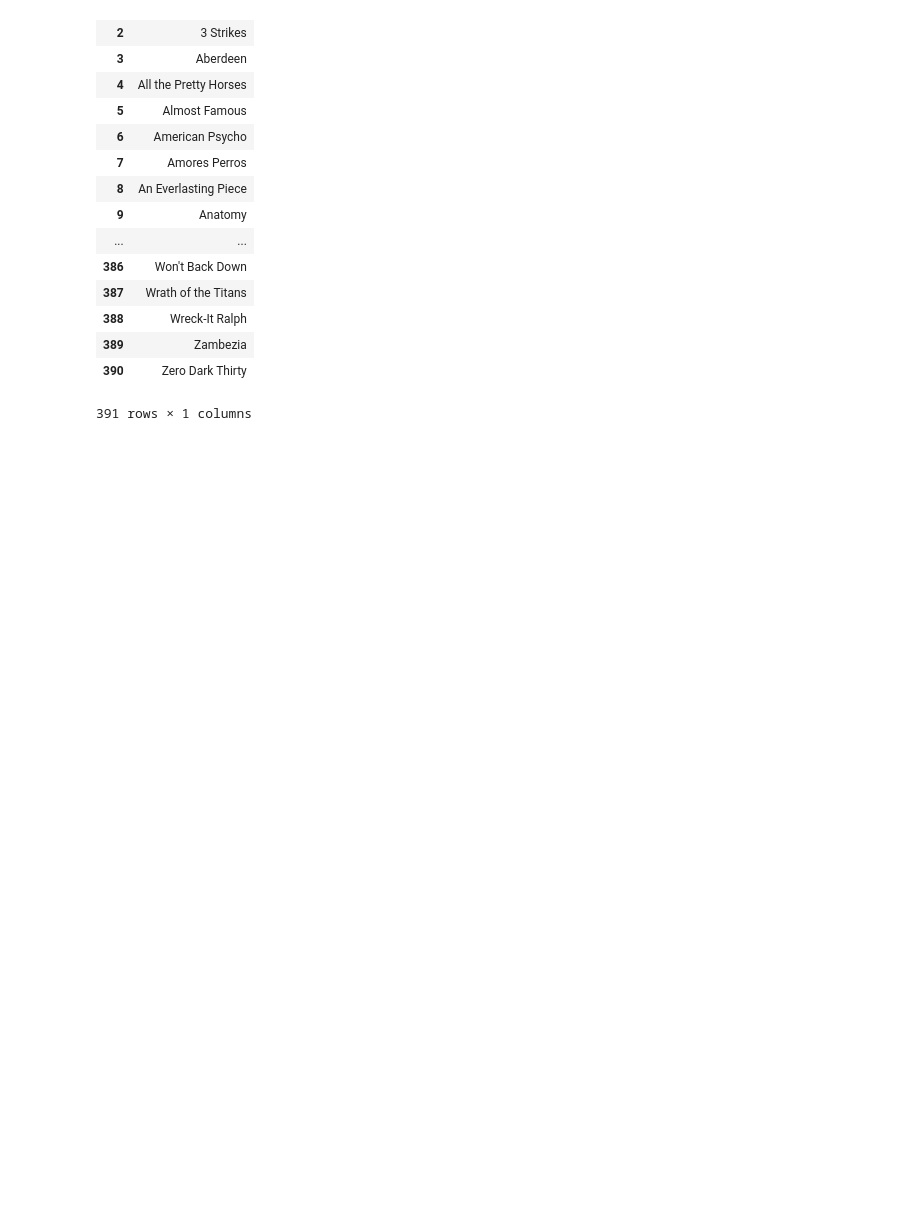
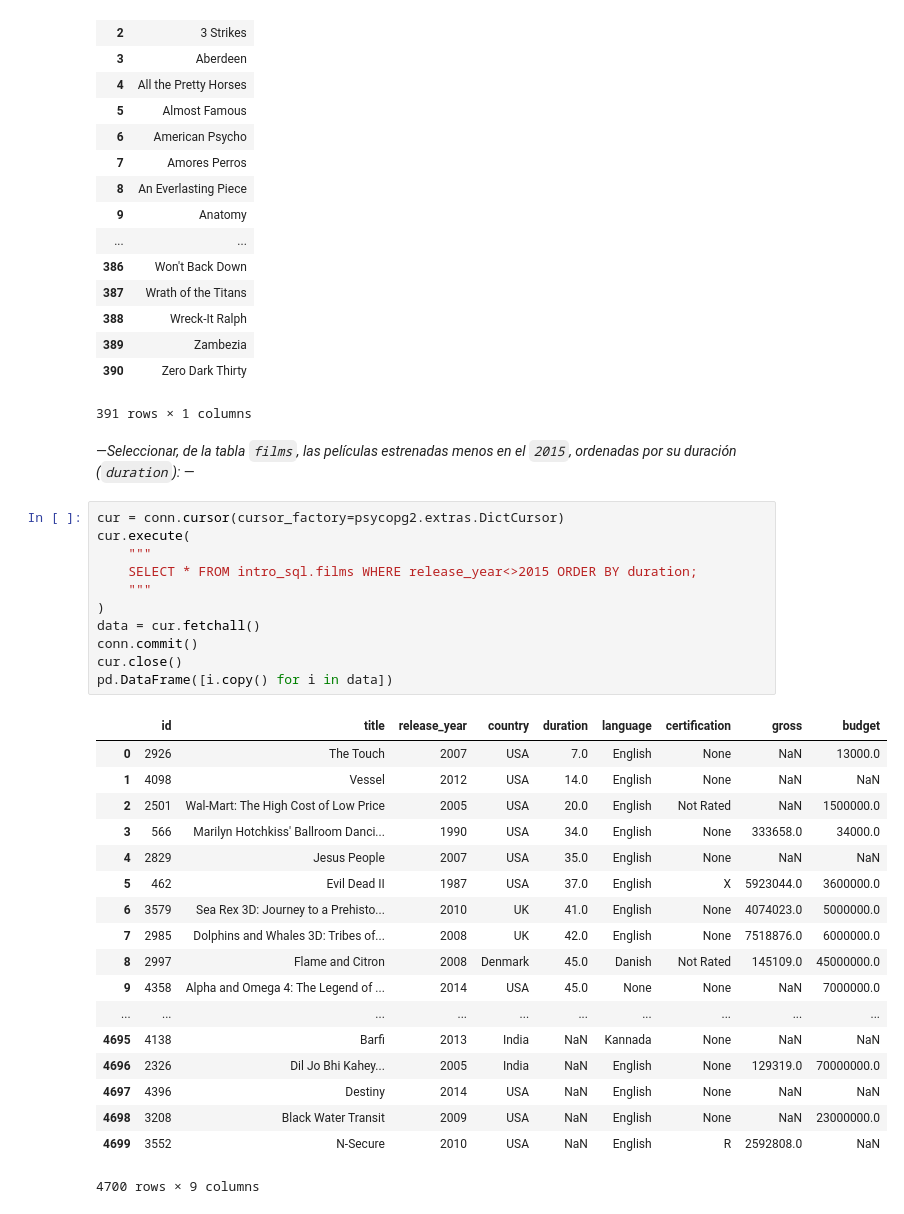
Before and after one commit to gisosdeb/sql_data_analysis, a Jupyter notebook: intro_to_sql_for_data_science/intro_to_sql_for_data_science_part5.ipynb, the cells around one changed output. Cells and saved outputs as stored; diff of their text form; blank space fills up the shorter version.

Commit message:
Recent commit descifra 241019 17:49

```diff
--- a/intro_to_sql_for_data_science/intro_to_sql_for_data_science_part5.ipynb
+++ b/intro_to_sql_for_data_science/intro_to_sql_for_data_science_part5.ipynb
@@ -76,3 +76,35 @@ pd.DataFrame([i.copy() for i in data])
 | 389 | Zambezia |
 | 390 | Zero Dark Thirty |
 391 rows × 1 columns
+# %% [markdown]
+—_Seleccionar, de la tabla `films`, las películas estrenadas menos en el `2015`, ordenadas por su duración (`duration`):_ —
+# %%
+cur = conn.cursor(cursor_factory=psycopg2.extras.DictCursor)
+cur.execute(
+    """
+    SELECT * FROM intro_sql.films WHERE release_year<>2015 ORDER BY duration;
+    """
+)
+data = cur.fetchall()
+conn.commit()
+cur.close()
+pd.DataFrame([i.copy() for i in data])
+# %% [output]
+|  | id | title | release_year | country | duration | language | certification | gross | budget |
+| 0 | 2926 | The Touch | 2007 | USA | 7.0 | English | None | NaN | 13000.0 |
+| 1 | 4098 | Vessel | 2012 | USA | 14.0 | English | None | NaN | NaN |
+| 2 | 2501 | Wal-Mart: The High Cost of Low Price | 2005 | USA | 20.0 | English | Not Rated | NaN | 1500000.0 |
+| 3 | 566 | Marilyn Hotchkiss' Ballroom Danci... | 1990 | USA | 34.0 | English | None | 333658.0 | 34000.0 |
+| 4 | 2829 | Jesus People | 2007 | USA | 35.0 | English | None | NaN | NaN |
+| 5 | 462 | Evil Dead II | 1987 | USA | 37.0 | English | X | 5923044.0 | 3600000.0 |
+| 6 | 3579 | Sea Rex 3D: Journey to a Prehisto... | 2010 | UK | 41.0 | English | None | 4074023.0 | 5000000.0 |
+| 7 | 2985 | Dolphins and Whales 3D: Tribes of... | 2008 | UK | 42.0 | English | None | 7518876.0 | 6000000.0 |
+| 8 | 2997 | Flame and Citron | 2008 | Denmark | 45.0 | Danish | Not Rated | 145109.0 | 45000000.0 |
+| 9 | 4358 | Alpha and Omega 4: The Legend of ... | 2014 | USA | 45.0 | None | None | NaN | 7000000.0 |
+| ... | ... | ... | ... | ... | ... | ... | ... | ... | ... |
+| 4695 | 4138 | Barfi | 2013 | India | NaN | Kannada | None | NaN | NaN |
+| 4696 | 2326 | Dil Jo Bhi Kahey... | 2005 | India | NaN | English | None | 129319.0 | 70000000.0 |
+| 4697 | 4396 | Destiny | 2014 | USA | NaN | English | None | NaN | NaN |
+| 4698 | 3208 | Black Water Transit | 2009 | USA | NaN | English | None | NaN | 23000000.0 |
+| 4699 | 3552 | N-Secure | 2010 | USA | NaN | English | R | 2592808.0 | NaN |
+4700 rows × 9 columns
```
Also changed, not shown: parts of 3 cells of this notebook, 1 other file.
